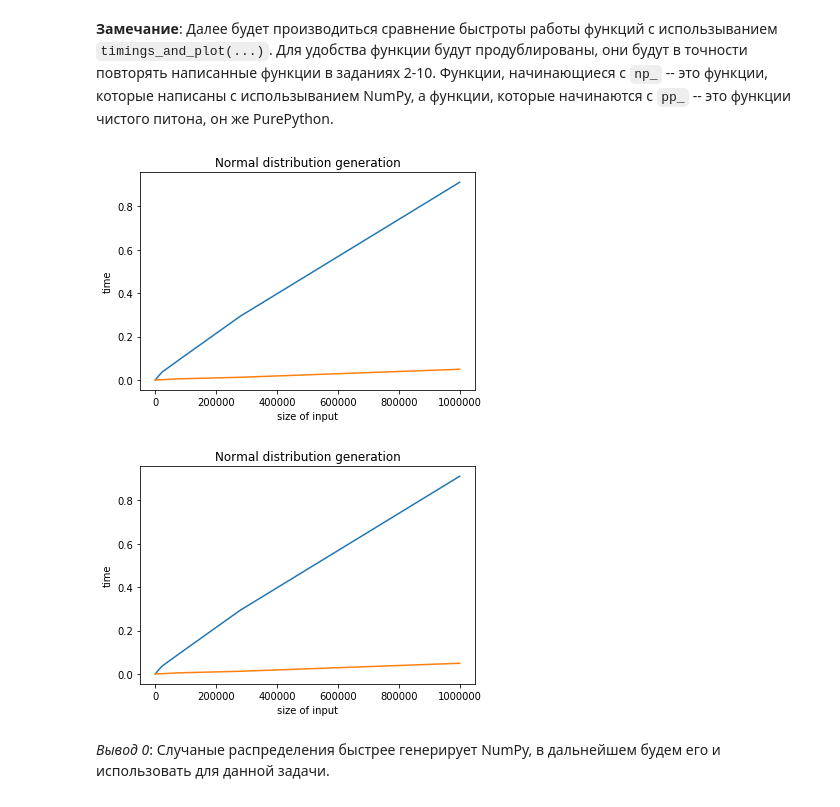
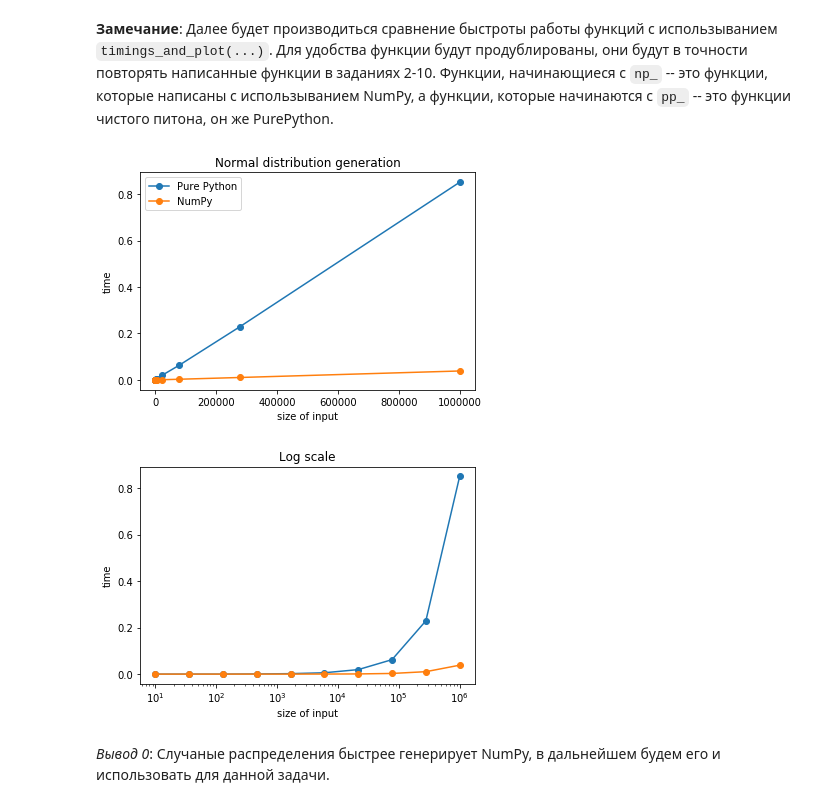
Before and after one commit to GorillazZz1/ml-course-hse-2020, a Jupyter notebook: hw1.ipynb, the cells around one changed output. Drawn from its saved outputs; the diff is of its cells as text; code cells hidden in the pictures.

Commit message:
finished graphs/ todo: make remarks

```diff
--- a/hw1.ipynb
+++ b/hw1.ipynb
@@ -309,14 +211,13 @@ import timeit # https://stackoverflow.com/questions/8220801/how-to-use-timeit-mo
 import matplotlib.pyplot as plt # для графико
 plt.ioff()
 
-if 'numpy' not in sys.modules:
-    import numpy as np
+import numpy as np
 
 # def compared_plot(legend=''):
 #     pass
 
 def timings_and_plot(pure_py_func, np_func, args_func, title="Simple Plot",
-                     number=1, low=1, high=6, base=10, samples=10):
+                     number=5, low=1, high=6, base=10, samples=13):
     '''
         pure_py_func -- функция чистого питона, без NP
         np_func -- функция NP
@@ -349,21 +250,22 @@ def timings_and_plot(pure_py_func, np_func, args_func, title="Simple Plot",
     normal.set_title(title)
     normal.set_ylabel('time')
     normal.set_xlabel('size of input')
-    normal.plot(logspace, pure_time, label='Pure Python')
-    normal.plot(logspace, numpy_time, label='NumPy')
+    normal.plot(logspace, pure_time, label='Pure Python', marker='o')
+    normal.plot(logspace, numpy_time, label='NumPy', marker='o')
+    plt.legend()
     plt.show()
 
 #     ToDo: https://stackoverflow.com/questions/773814/plot-logarithmic-axes-with-matplotlib-in-python
 #             Надо подумать как правильно тут логарифм шкалу сделать!
-#     logsized = plt.gca()
-#     logsized.set_title('Log scale')
-#     logsized.set_ylabel('log(time)')
-#     logsized.set_xlabel('log(size of input)')
+    logsized = plt.gca()
+    logsized.set_title('Log scale')
+    logsized.set_ylabel('time')
+    logsized.set_xlabel('size of input')
 #     logsized.set_yscale('log')
-#     logsized.set_xscale('log')
-#     logsized.plot(logspace, pure_time, label='Pure Python')
-#     logsized.plot(logspace, numpy_time, label='NumPy')
-#     plt.show()
+    logsized.set_xscale('log')
+    logsized.plot(logspace, pure_time, label='Pure Python', marker='o')
+    logsized.plot(logspace, numpy_time, label='NumPy', marker='o')
+    plt.show()
 # %% [markdown]
 __Хинт__: воспользуйтесь библиотекой `time` или мэджиком `%timeit`.
 # %% [markdown]
@@ -373,21 +275,20 @@ __Замечание__: Далее будет производиться сра
 # %%
 #             PurePy vs NumPy
 # Task 0: _Нормальное распределение_
 # Первым(нулевым) шагом хочется выяснить с помощью чего генерировать случайные числа быстрее
 
-if 'random' not in sys.modules:
-    import random
+import random
 
 def np_normal_gaus(n):
     return np.random.normal(0, 1, n)
 
 def pp_normal_gaus(n):
     return [random.gauss(0, 1) for _ in range(n)]
 
 timings_and_plot(pp_normal_gaus, np_normal_gaus, lambda n: (n,), title="Normal distribution generation")
 # %% [output]
-[figure, old version]
+[figure, new version]
-[figure, old version]
+[figure, new version]
 # %% [markdown]
 _Вывод 0_: Случаные распределения быстрее генерирует NumPy, в дальнейшем будем его и использовать для данной задачи.
 # %%
```
Also changed, not shown: parts of 13 cells of this notebook.
